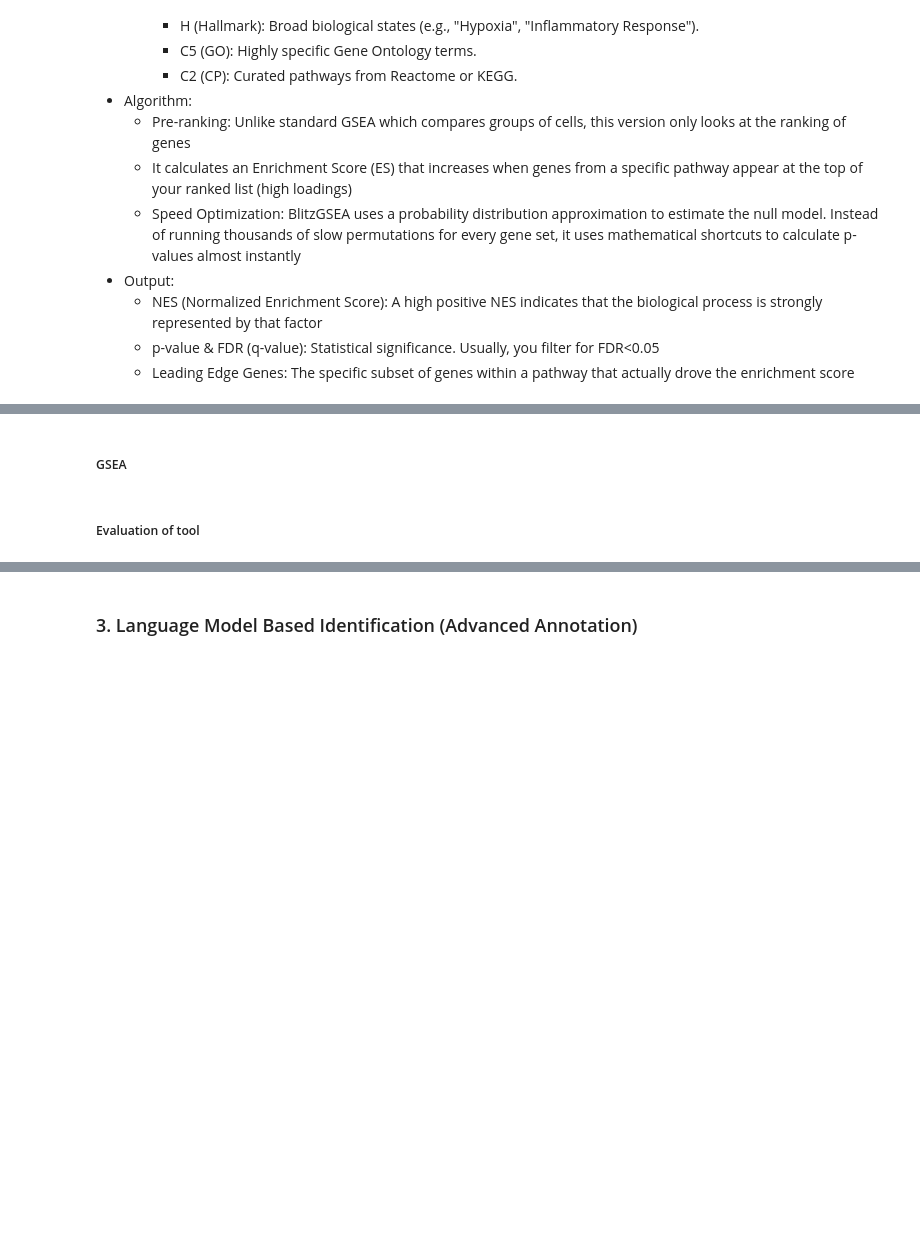
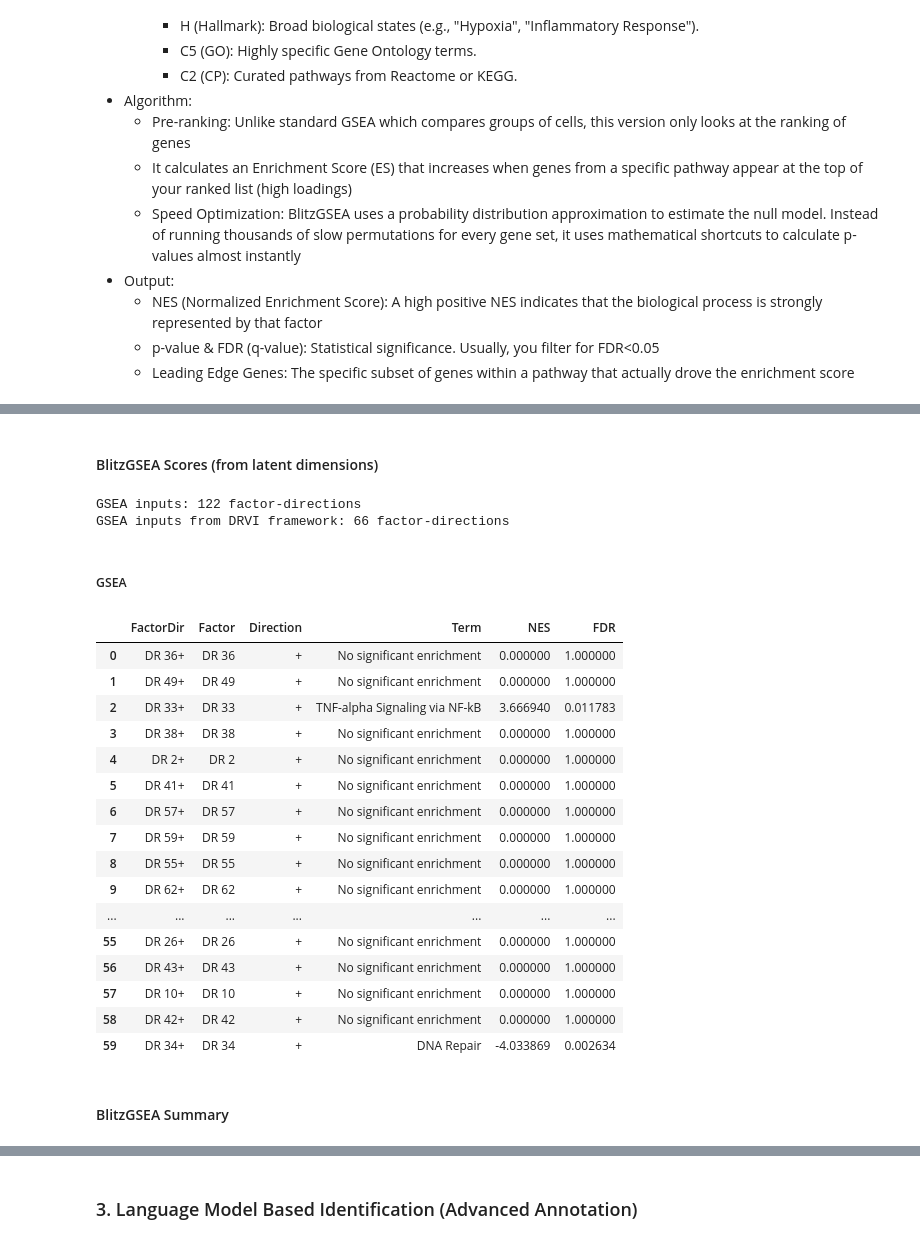
Before and after one commit to clarasoekler/DRVI_tutorials, a Jupyter notebook: identification_of_factors.ipynb, the cells around one changed output, grey strips where cells are left out. Cells and saved outputs as stored; diff of their text form; code cells hidden in the pictures; blank space fills up the shorter version.

```diff
--- a/identification_of_factors.ipynb
+++ b/identification_of_factors.ipynb
@@ -524,2 +471,32 @@ Input ready: 61 active factors ready for annotation.
+# %% [markdown]
+#### BlitzGSEA Scores (from latent dimensions)
+# %%
+# Use full rankings, both directions
+pos_df = traverse_adata.varm["max_possible_traverse_effect_pos"].copy()
+neg_df = traverse_adata.varm["max_possible_traverse_effect_neg"].copy()
+pos_df.columns = pos_df.columns.astype(str)
+neg_df.columns = neg_df.columns.astype(str)
+
+#Name mapping from factor IDs to titles (e.g. "DR 36")
+dimid_to_title = (
+    embed.var[["original_dim_id", factor_id_col]]
+    .assign(original_dim_id=lambda d: d["original_dim_id"].astype(str),
+            factor_id=lambda d: d[factor_id_col].astype(str))
+    .drop_duplicates("original_dim_id")
+    .set_index("original_dim_id")["factor_id"]
+    .to_dict()
+)
+# only keep factors that are in both pos and neg and have a title
+raw_ids = [rid for rid in pos_df.columns if rid in neg_df.columns and rid in dimid_to_title]
+
+# Combine pos and neg scores, and rename columns to include direction and factor titles
+scores_df = pd.concat([pos_df[raw_ids].add_suffix("+"), neg_df[raw_ids].add_suffix("-")], axis=1)
+scores_df.columns = [f"{dimid_to_title[c[:-1]]}{c[-1]}" for c in scores_df.columns if c[:-1] in dimid_to_title]
+print(f"GSEA inputs: {scores_df.shape[1]} factor-directions")
+
+print(f"GSEA inputs from DRVI framework: {len(gsea_inputs)} factor-directions")
+# %% [output]
+GSEA inputs: 122 factor-directions
+GSEA inputs from DRVI framework: 66 factor-directions
 # %% [markdown]
 ##### GSEA
@@ -564,3 +503,46 @@ gsea_summary = pd.DataFrame(gsea_results)
+# %%
+blitzgsea_results = [] # to store results
+for factor_dir in scores_df.columns:
+    try:
+        signature = scores_df[factor_dir].rename("v").reset_index().rename(columns={"index": "i"}) # blitzgsea expects columns "i" and "v"
+        signature["v"] = pd.to_numeric(signature["v"], errors="coerce") # ensure numeric and coerce errors to NaN
+        signature = signature.replace([np.inf, -np.inf], np.nan).dropna(subset=["v"])
+        res = blitz.gsea(signature, signature_lib, processes=4) # run GSEA with parallelization
+        sig = res[res["fdr"] < gsea_fdr_threshold].sort_values("fdr") # filter significant results and sort by FDR
+        if len(sig): # if there are significant results, take the top one, else record as no significant enrichment
+            blitzgsea_results.append({
+                "FactorDir": factor_dir,
+                "Factor": factor_dir[:-1],
+                "Direction": factor_dir[-1],
+                "Term": sig.index[0],
+                "NES": float(sig.iloc[0]["nes"]),
+                "FDR": float(sig.iloc[0]["fdr"]),
+            })
+        else:
+            blitzgsea_results.append({"FactorDir": factor_dir, "Factor": factor_dir[:-1], "Direction": factor_dir[-1], "Term": "No significant enrichment", "NES": 0.0, "FDR": 1.0})
+    except Exception as e: # if any error occurs (e.g. due to bad input), record it and continue with the next factor
+        blitzgsea_results.append({"FactorDir": factor_dir, "Factor": factor_dir[:-1], "Direction": factor_dir[-1], "Term": f"ERROR: {type(e).__name__}", "NES": 0.0, "FDR": 1.0})
+
+blitzgsea_summary = pd.DataFrame(blitzgsea_results)
+display(blitzgsea_summary.head(60))
+# %% [output]
+|  | FactorDir | Factor | Direction | Term | NES | FDR |
+| 0 | DR 36+ | DR 36 | + | No significant enrichment | 0.000000 | 1.000000 |
+| 1 | DR 49+ | DR 49 | + | No significant enrichment | 0.000000 | 1.000000 |
+| 2 | DR 33+ | DR 33 | + | TNF-alpha Signaling via NF-kB | 3.666940 | 0.011783 |
+| 3 | DR 38+ | DR 38 | + | No significant enrichment | 0.000000 | 1.000000 |
+| 4 | DR 2+ | DR 2 | + | No significant enrichment | 0.000000 | 1.000000 |
+| 5 | DR 41+ | DR 41 | + | No significant enrichment | 0.000000 | 1.000000 |
+| 6 | DR 57+ | DR 57 | + | No significant enrichment | 0.000000 | 1.000000 |
+| 7 | DR 59+ | DR 59 | + | No significant enrichment | 0.000000 | 1.000000 |
+| 8 | DR 55+ | DR 55 | + | No significant enrichment | 0.000000 | 1.000000 |
+| 9 | DR 62+ | DR 62 | + | No significant enrichment | 0.000000 | 1.000000 |
+| ... | ... | ... | ... | ... | ... | ... |
+| 55 | DR 26+ | DR 26 | + | No significant enrichment | 0.000000 | 1.000000 |
+| 56 | DR 43+ | DR 43 | + | No significant enrichment | 0.000000 | 1.000000 |
+| 57 | DR 10+ | DR 10 | + | No significant enrichment | 0.000000 | 1.000000 |
+| 58 | DR 42+ | DR 42 | + | No significant enrichment | 0.000000 | 1.000000 |
+| 59 | DR 34+ | DR 34 | + | DNA Repair | -4.033869 | 0.002634 |
 # %% [markdown]
-##### Evaluation of tool
+#### BlitzGSEA Summary
 # %%
```
Also changed, not shown: parts of 46 cells of this notebook, 1 other file.
